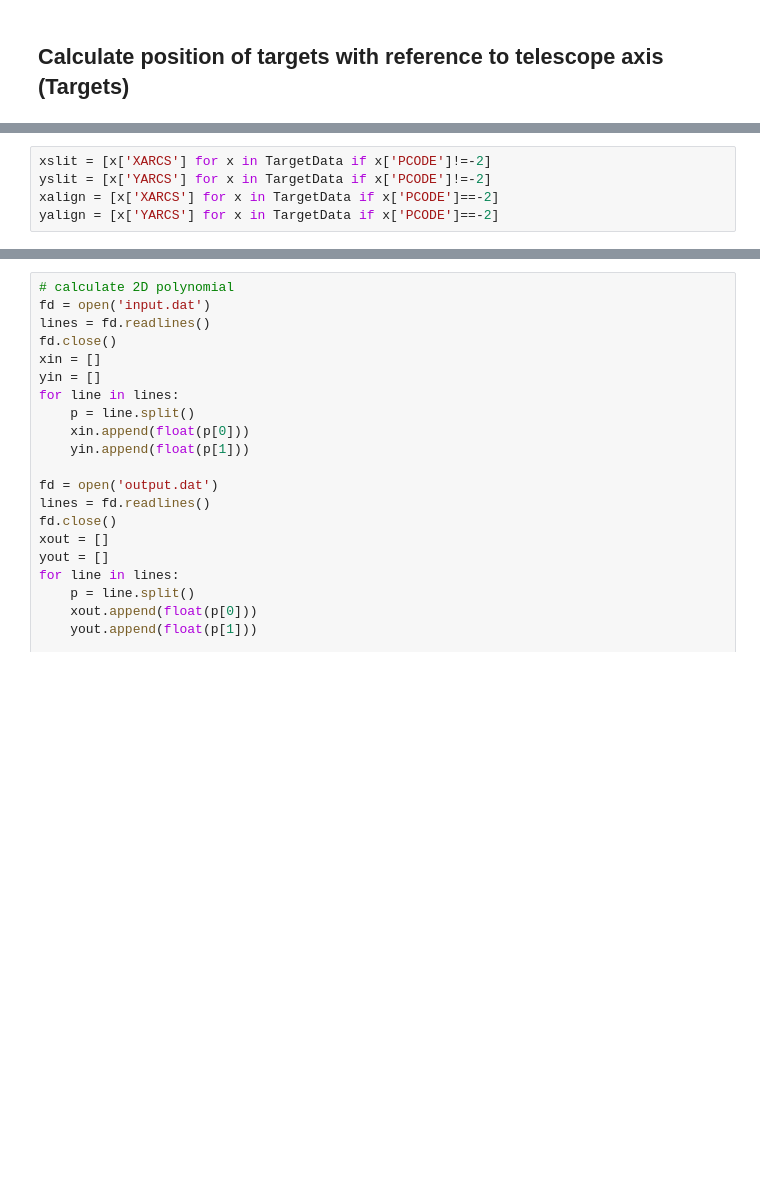
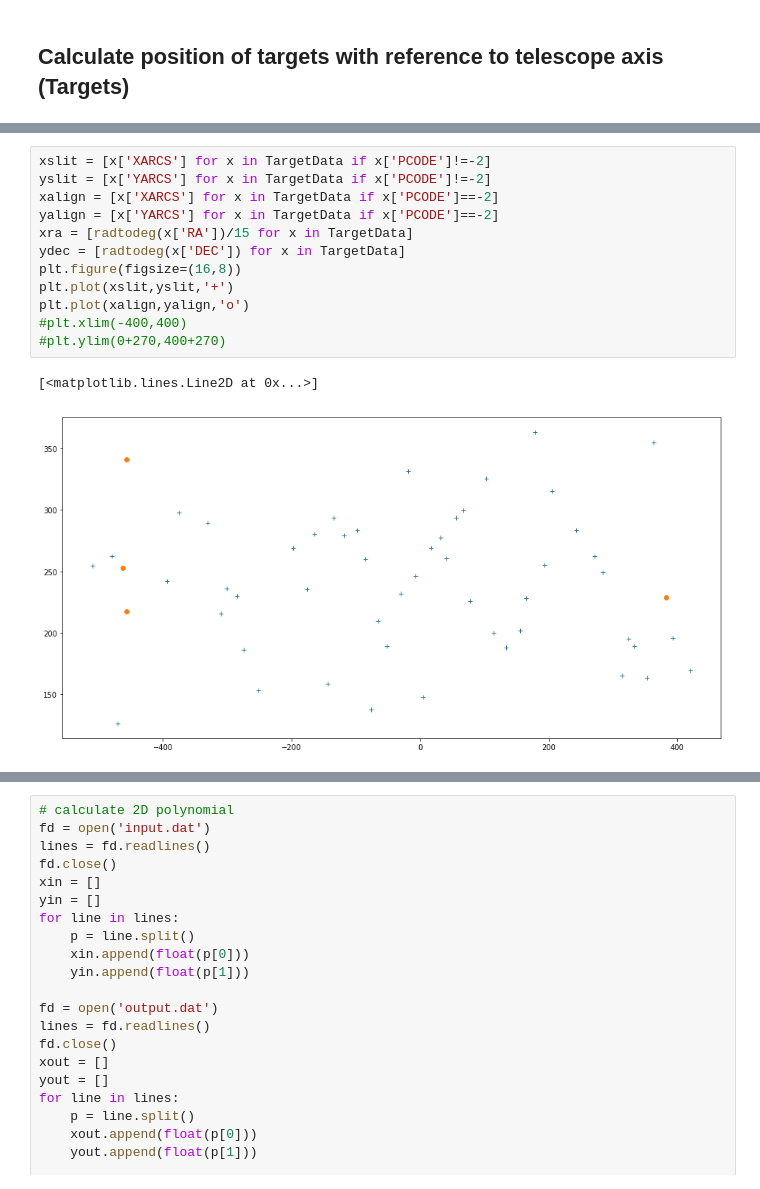
Before and after one commit to KeckObservatory/SlitmaskDesignTool, a Jupyter notebook: PythonConversionByLR/dsimulator.ipynb, the cells around one changed output, grey strips where cells are left out. Cells and saved outputs as stored; diff of their text form; blank space fills up the shorter version.

```diff
--- a/PythonConversionByLR/dsimulator.ipynb
+++ b/PythonConversionByLR/dsimulator.ipynb
@@ -331,6 +345,16 @@ TargetData[0]
 # %%
 xslit = [x['XARCS'] for x in TargetData if x['PCODE']!=-2]
 yslit = [x['YARCS'] for x in TargetData if x['PCODE']!=-2]
 xalign = [x['XARCS'] for x in TargetData if x['PCODE']==-2]
 yalign = [x['YARCS'] for x in TargetData if x['PCODE']==-2]
+xra = [radtodeg(x['RA'])/15 for x in TargetData]
+ydec = [radtodeg(x['DEC']) for x in TargetData]
+plt.figure(figsize=(16,8))
+plt.plot(xslit,yslit,'+')
+plt.plot(xalign,yalign,'o')
+#plt.xlim(-400,400)
+#plt.ylim(0+270,400+270)
+# %% [output]
+[<matplotlib.lines.Line2D at 0x...>]
+[figure, added]
 # %%
```
Also changed, not shown: parts of 33 cells of this notebook.
